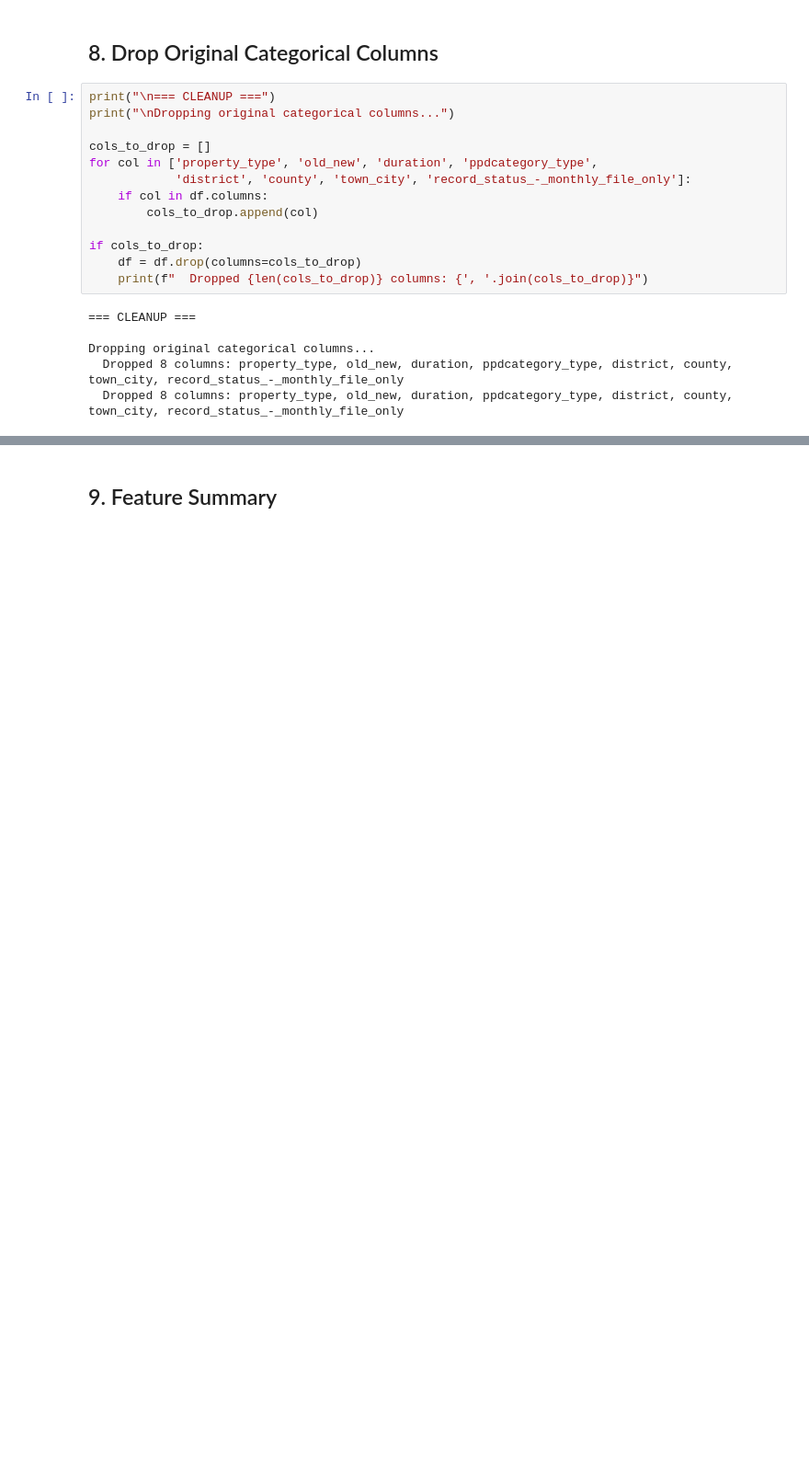
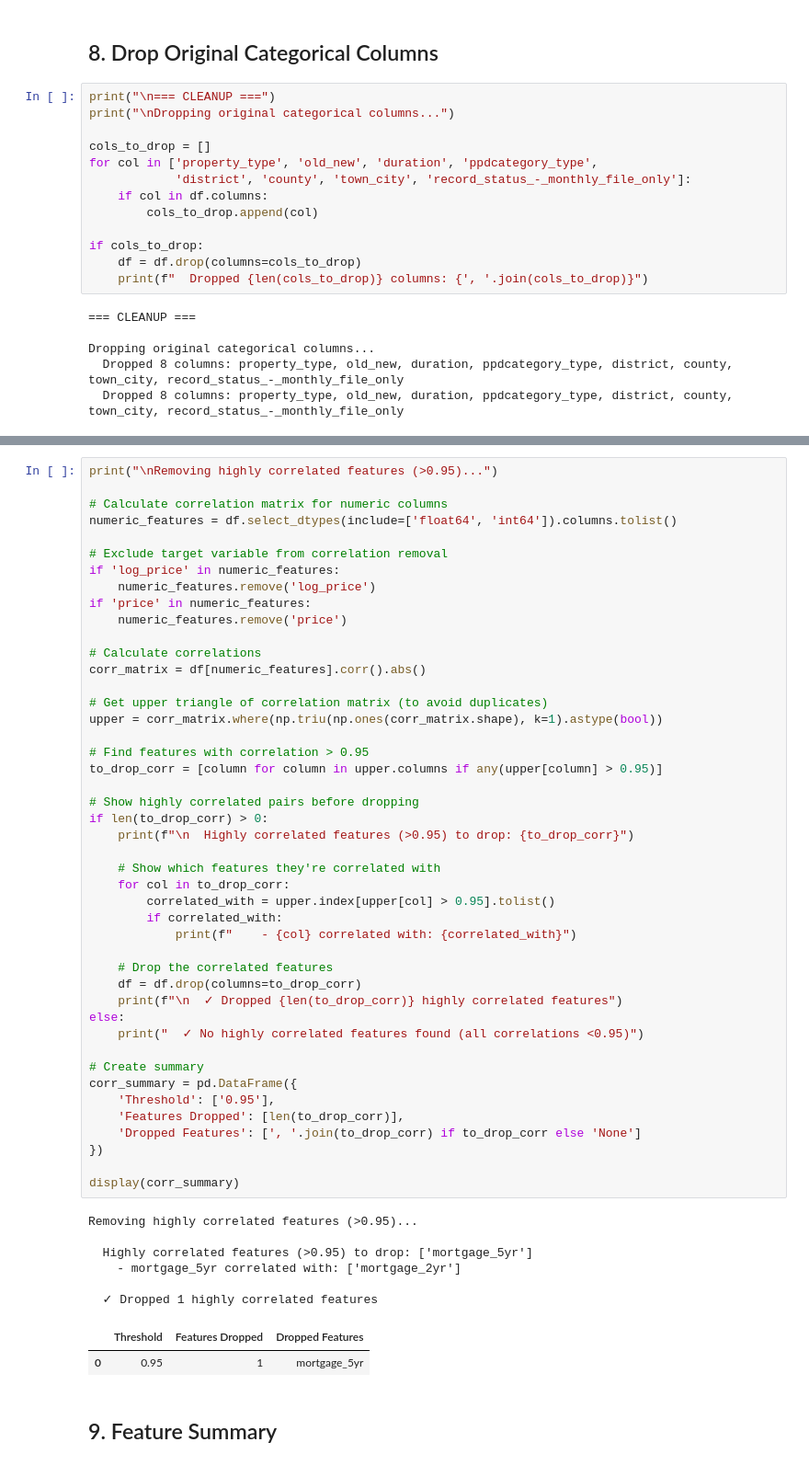
Before and after one commit to JoNaulaerts/Machine-Learning-Project-TM-2025, a Jupyter notebook: Dataset_1_UK_Housing/Code/05_feature_engineering.ipynb, the cells around one changed output, grey strips where cells are left out. Shown at 92% size. Drawn from its saved outputs; the diff is of its cells as text; blank space fills up the shorter version.

```diff
--- a/Dataset_1_UK_Housing/Code/05_feature_engineering.ipynb
+++ b/Dataset_1_UK_Housing/Code/05_feature_engineering.ipynb
@@ -357,3 +402,57 @@ Dropping original categorical columns...
+# %%
+print("\nRemoving highly correlated features (>0.95)...")
+
+# Calculate correlation matrix for numeric columns
+numeric_features = df.select_dtypes(include=['float64', 'int64']).columns.tolist()
+
+# Exclude target variable from correlation removal
+if 'log_price' in numeric_features:
+    numeric_features.remove('log_price')
+if 'price' in numeric_features:
+    numeric_features.remove('price')
+
+# Calculate correlations
+corr_matrix = df[numeric_features].corr().abs()
+
+# Get upper triangle of correlation matrix (to avoid duplicates)
+upper = corr_matrix.where(np.triu(np.ones(corr_matrix.shape), k=1).astype(bool))
+
+# Find features with correlation > 0.95
+to_drop_corr = [column for column in upper.columns if any(upper[column] > 0.95)]
+
+# Show highly correlated pairs before dropping
+if len(to_drop_corr) > 0:
+    print(f"\n  Highly correlated features (>0.95) to drop: {to_drop_corr}")
+
+    # Show which features they're correlated with
+    for col in to_drop_corr:
+        correlated_with = upper.index[upper[col] > 0.95].tolist()
+        if correlated_with:
+            print(f"    - {col} correlated with: {correlated_with}")
+
+    # Drop the correlated features
+    df = df.drop(columns=to_drop_corr)
+    print(f"\n  ✓ Dropped {len(to_drop_corr)} highly correlated features")
+else:
+    print("  ✓ No highly correlated features found (all correlations <0.95)")
+
+# Create summary
+corr_summary = pd.DataFrame({
+    'Threshold': ['0.95'],
+    'Features Dropped': [len(to_drop_corr)],
+    'Dropped Features': [', '.join(to_drop_corr) if to_drop_corr else 'None']
+})
+
+display(corr_summary)
+# %% [output]
+Removing highly correlated features (>0.95)...
+
+  Highly correlated features (>0.95) to drop: ['mortgage_5yr']
+    - mortgage_5yr correlated with: ['mortgage_2yr']
+
+  ✓ Dropped 1 highly correlated features
+|  | Threshold | Features Dropped | Dropped Features |
+| 0 | 0.95 | 1 | mortgage_5yr |
 # %% [markdown]
 ## 9. Feature Summary
 # %%
```
Also changed, not shown: parts of 11 cells of this notebook, 3 other files.
